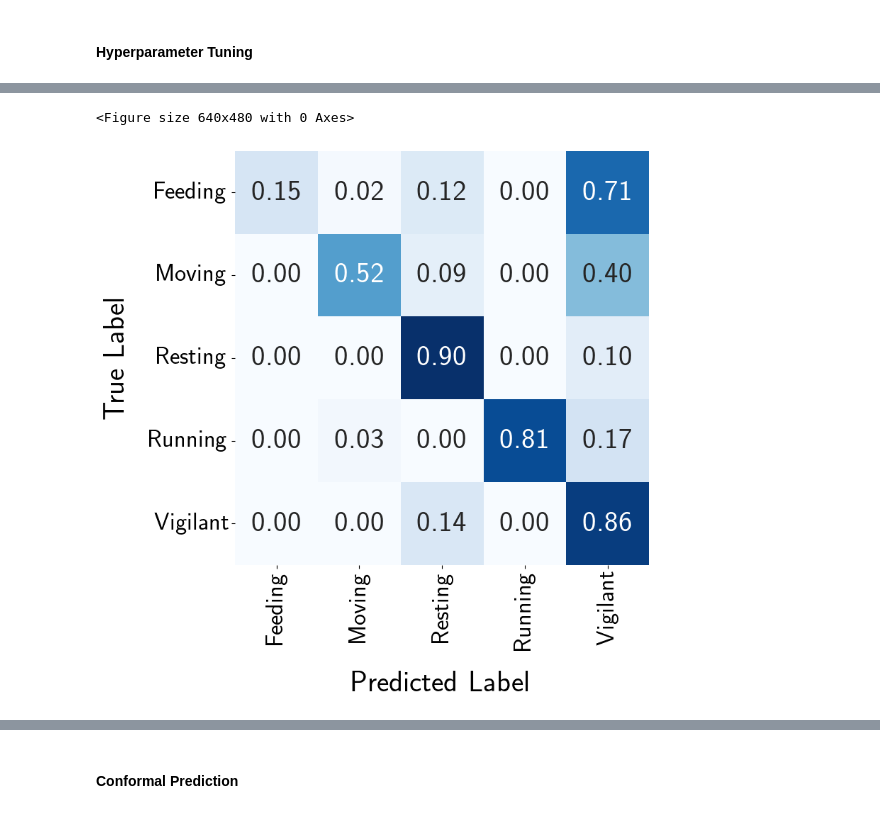
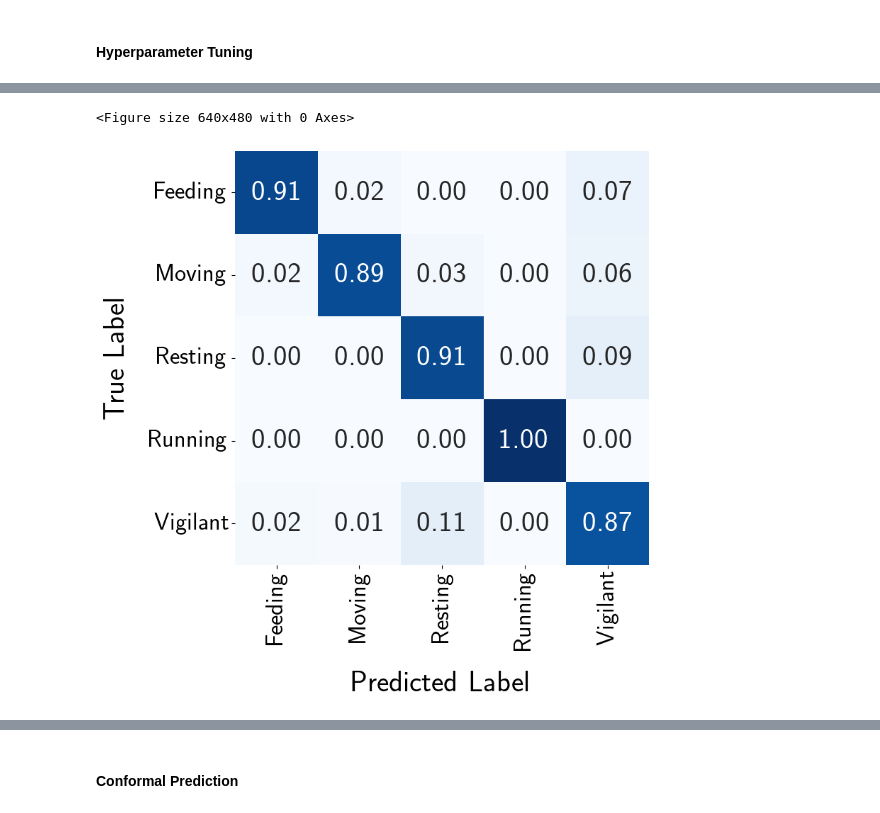
Before and after one commit to medhaaga/AWD-Biologging, a Jupyter notebook: notebooks/interAMPM.ipynb, the cells around one changed output, grey strips where cells are left out. Drawn from its saved outputs; the diff is of its cells as text; code cells hidden in the pictures.

```diff
--- a/notebooks/interAMPM.ipynb
+++ b/notebooks/interAMPM.ipynb
@@ -57,7 +58,7 @@ mpl.rcParams['ytick.labelsize'] = 30
 mpl.rcParams["axes.labelsize"] = 40
 mpl.rcParams['legend.fontsize'] = 40
 mpl.rcParams['axes.titlesize'] = 45
-mpl.rcParams['text.usetex'] = False
+mpl.rcParams['text.usetex'] = True
 # plt.rcParams['font.family'] = 'serif'
 # %%
 label_encoder = LabelEncoder()
@@ -160,7 +162,6 @@ FileNotFoundError: [Errno 2] No such file or directory: '/home/medhaaga/AWD-Biol
 # %%
-dir = get_results_path(experiment_name, 3, 64, 5, 0.0, 50)
-plot_path = os.path.join(get_figures_dir(), f'{experiment_name}-confusion_mat_theta0.0.png')
-multi_label_predictions(dir, label_encoder, split='test', plot_confusion=True, return_accuracy=False, plot_path=plot_path)
+dir = get_results_path(experiment_name, 5, 64, 5, 0.0, seed_star)
+multi_label_predictions(dir, label_encoder, split='test', plot_confusion=True, return_accuracy=False, plot_path=f'../figures/{experiment_name}-confusion_mat_theta0.0.pdf')
 # %% [output]
 <Figure size 640x480 with 0 Axes>
-[figure, old version]
+[figure, new version]
```
Also changed, not shown: parts of 14 cells of this notebook, 8 other files.
